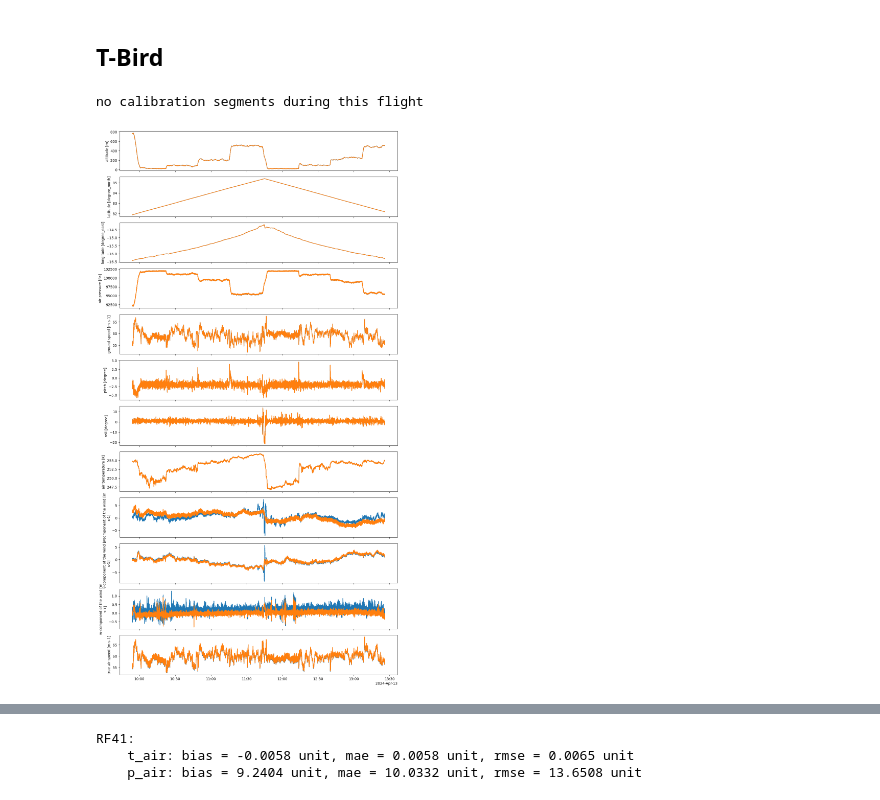
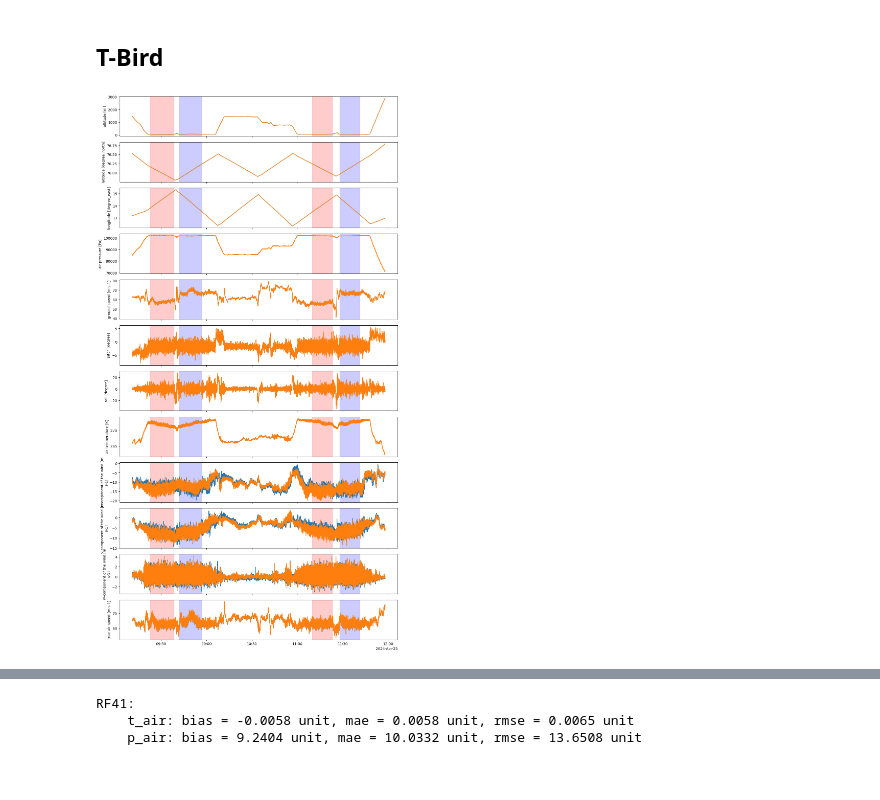
Before and after one commit to LauraKoehler/bacsam2_processing, a Jupyter notebook: notebooks/Quicklooks_bacsam2.ipynb, the cells around one changed output, grey strips where cells are left out. Cells and saved outputs as stored; diff of their text form; code cells hidden in the pictures.

```diff
--- a/notebooks/Quicklooks_bacsam2.ipynb
+++ b/notebooks/Quicklooks_bacsam2.ipynb
@@ -345,7 +345,7 @@ fig, ax = plot_wind_arrows_3d(proc.lat, proc.lon, proc.u, proc.v, proc.w, proc.a
 # %%
 compare2joerg = True
 # %%
-flight = 41
+flight = 9
 config_fn = "/Users/lakoeh001/AWI/Programmierung/bacsam2_processing/config_bacsam2.yaml"
 config = import_dictionary(config_fn)
 
@@ -393,35 +393,34 @@ if compare2joerg:
     varnames_joerg = { 'alt': 'h', 'lat': 'lat', 'lon':'lon', 'p_air':'p', 'gs':'gs', 'pitch':'pitch', 'roll':'roll', 't_air': 'T', 'u':'u', 'v': 'v', 'w':'w', 'taspd':'tas'}
     for v, ax in zip(list(proc.keys()), fig.get_axes()):
         if v == "rh":
             data2plot = ref[varnames_joerg[v]] /100
         elif v == "t_air":
             data2plot = ref[varnames_joerg[v]] + 273.15
         elif v == "p_air":
             data2plot = ref[varnames_joerg[v]] *100
         else:
             data2plot = ref[varnames_joerg[v]]
         data2plot.sel(time = slice(proc.time.min(),proc.time.max())).plot(ax = ax)
 
 for v, ax in zip(list(proc.keys()), fig.get_axes()):
     proc[v].plot(ax = ax)
     ax.set_xlabel("")
 
 for ax in fig.get_axes():
     for key, val in cal_segs.items():
         start = val['start']
         stop = val['stop']
 
         # optional: different colors for "out" vs "ret"
         color = 'red' if 'out' in key else 'blue'
 
         ax.axvspan(start, stop, alpha=0.2, color=color)
 
 plt.tight_layout()
 
 #plt.savefig(f"{campaign_dir}/Prozessierung/plots/BACSAM2_tbird_RF{flight:02}.png")
 # %% [output]
-no calibration segments during this flight
-[figure, old version]
+[figure, new version]
 # %%
 flightnumber_dict = {1: 1, 2: 2, 3: 3, 40: 4, 41: 5, 42: 6, 5: 7, 6: 8, 7: 9, 8: 10, 9: 11, 10: 12, 11: 13}
 date_dict = {1: "20240407", 2: "20240410", 3: "20240411", 40: "20240413", 41: "20240413", 42: "20240413", 5: "20240415", 6: "20240417", 7: "20240423", 8: "20240424", 9: "20240425", 10: "20240426", 11: "20240429"}
```
Also changed, not shown: 2 other files.
